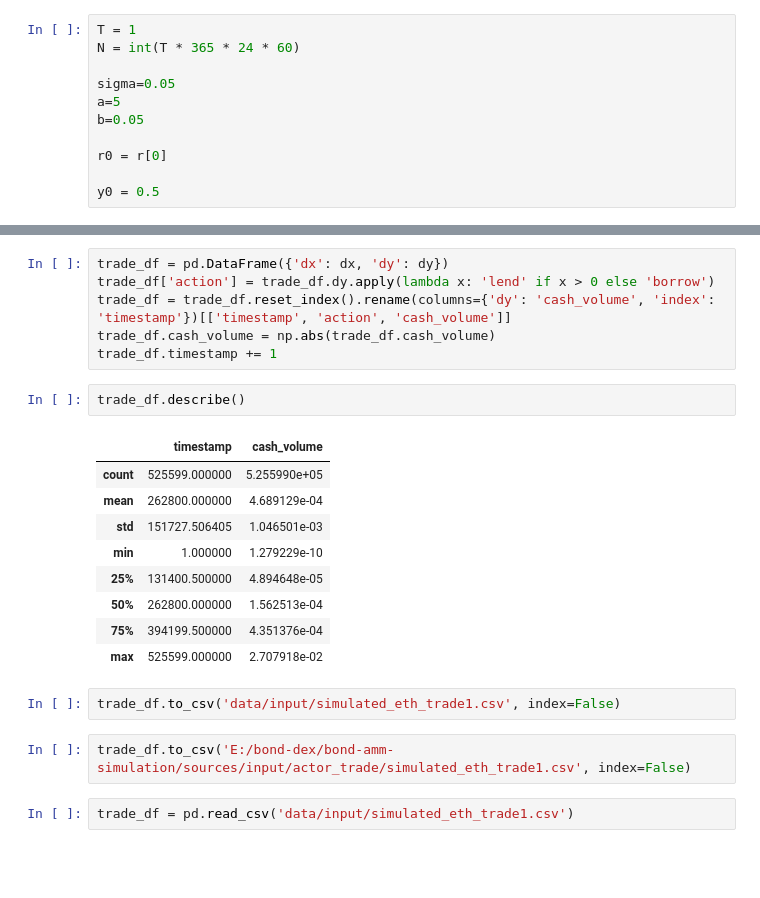
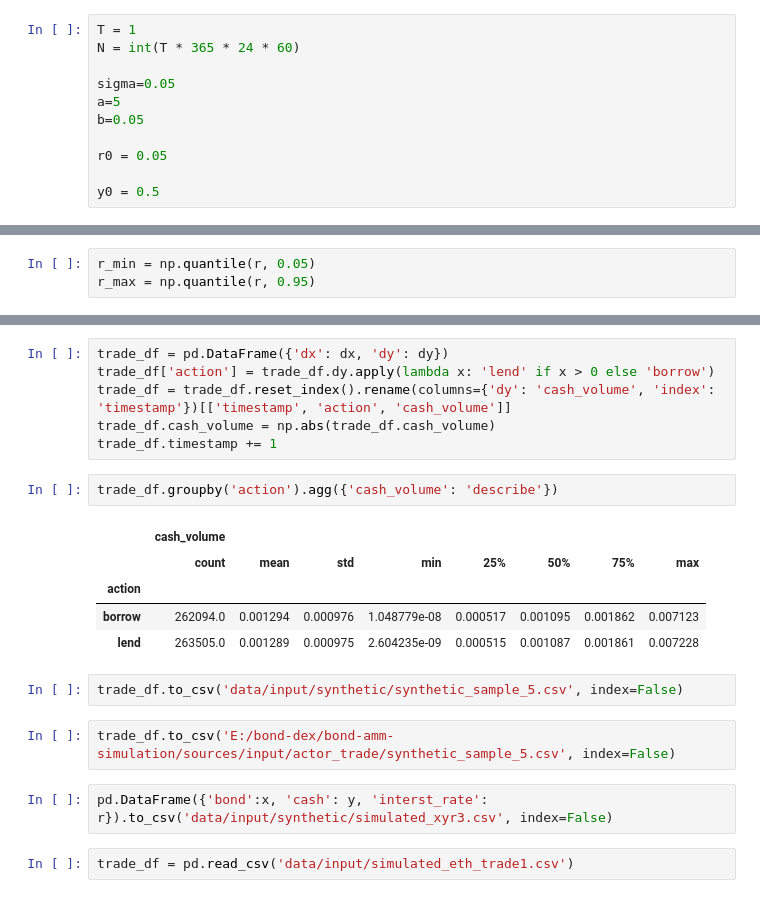
Before and after one commit to khanhtq-stats/bond-amm-research, a Jupyter notebook: notebooks/Bond AMM.ipynb, the cells around one changed output, grey strips where cells are left out. Drawn from its saved outputs; the diff is of its cells as text; blank space fills up the shorter version.

```diff
--- a/notebooks/Bond AMM.ipynb
+++ b/notebooks/Bond AMM.ipynb
@@ -55,6 +49,6 @@ sigma=0.05
 a=5
 b=0.05
 
-r0 = r[0]
+r0 = 0.05
 
 y0 = 0.5
@@ -70,0 +74,3 @@ r_max = np.quantile(r, 0.995)
+# %%
+r_min = np.quantile(r, 0.05)
+r_max = np.quantile(r, 0.95)
@@ -263,21 +277,19 @@ trade_df = trade_df.reset_index().rename(columns={'dy': 'cash_volume', 'index':
 trade_df.cash_volume = np.abs(trade_df.cash_volume)
 trade_df.timestamp += 1
 # %%
-trade_df.describe()
+trade_df.groupby('action').agg({'cash_volume': 'describe'})
 # %% [output]
-|  | timestamp | cash_volume |
-| count | 525599.000000 | 5.255990e+05 |
-| mean | 262800.000000 | 4.689129e-04 |
-| std | 151727.506405 | 1.046501e-03 |
-| min | 1.000000 | 1.279229e-10 |
-| 25% | 131400.500000 | 4.894648e-05 |
-| 50% | 262800.000000 | 1.562513e-04 |
-| 75% | 394199.500000 | 4.351376e-04 |
-| max | 525599.000000 | 2.707918e-02 |
+|  | cash_volume |  |  |  |  |  |  |  |
+|  | count | mean | std | min | 25% | 50% | 75% | max |
+| action |  |  |  |  |  |  |  |  |
+| borrow | 262094.0 | 0.001294 | 0.000976 | 1.048779e-08 | 0.000517 | 0.001095 | 0.001862 | 0.007123 |
+| lend | 263505.0 | 0.001289 | 0.000975 | 2.604235e-09 | 0.000515 | 0.001087 | 0.001861 | 0.007228 |
 # %%
-trade_df.to_csv('data/input/simulated_eth_trade1.csv', index=False)
+trade_df.to_csv('data/input/synthetic/synthetic_sample_5.csv', index=False)
 # %%
-trade_df.to_csv('E:/bond-dex/bond-amm-simulation/sources/input/actor_trade/simulated_eth_trade1.csv', index=False)
+trade_df.to_csv('E:/bond-dex/bond-amm-simulation/sources/input/actor_trade/synthetic_sample_5.csv', index=False)
+# %%
+pd.DataFrame({'bond':x, 'cash': y, 'interst_rate': r}).to_csv('data/input/synthetic/simulated_xyr3.csv', index=False)
 # %%
 trade_df = pd.read_csv('data/input/simulated_eth_trade1.csv')
 # %%
```
Also changed, not shown: parts of 12 cells of this notebook, 16 other files.
